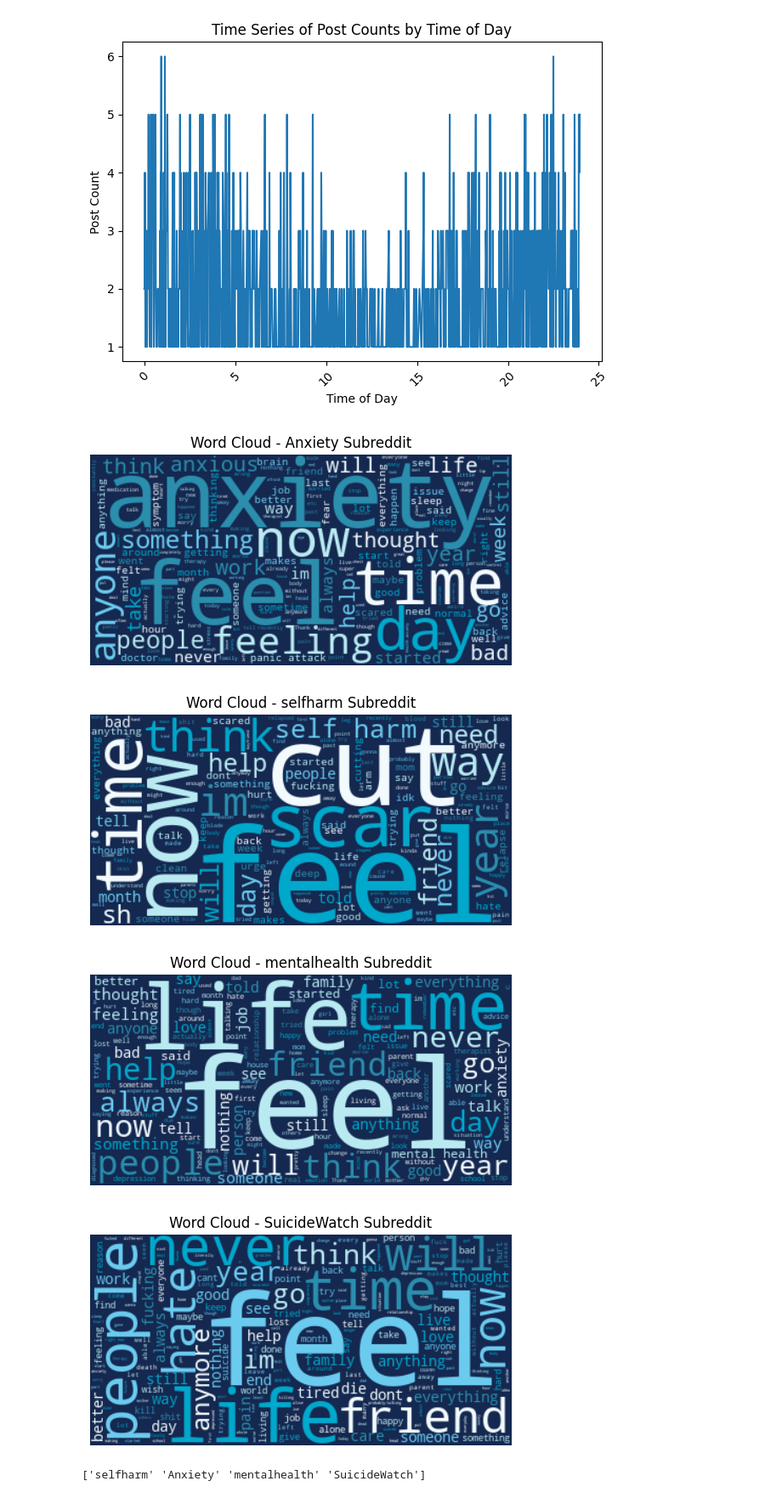
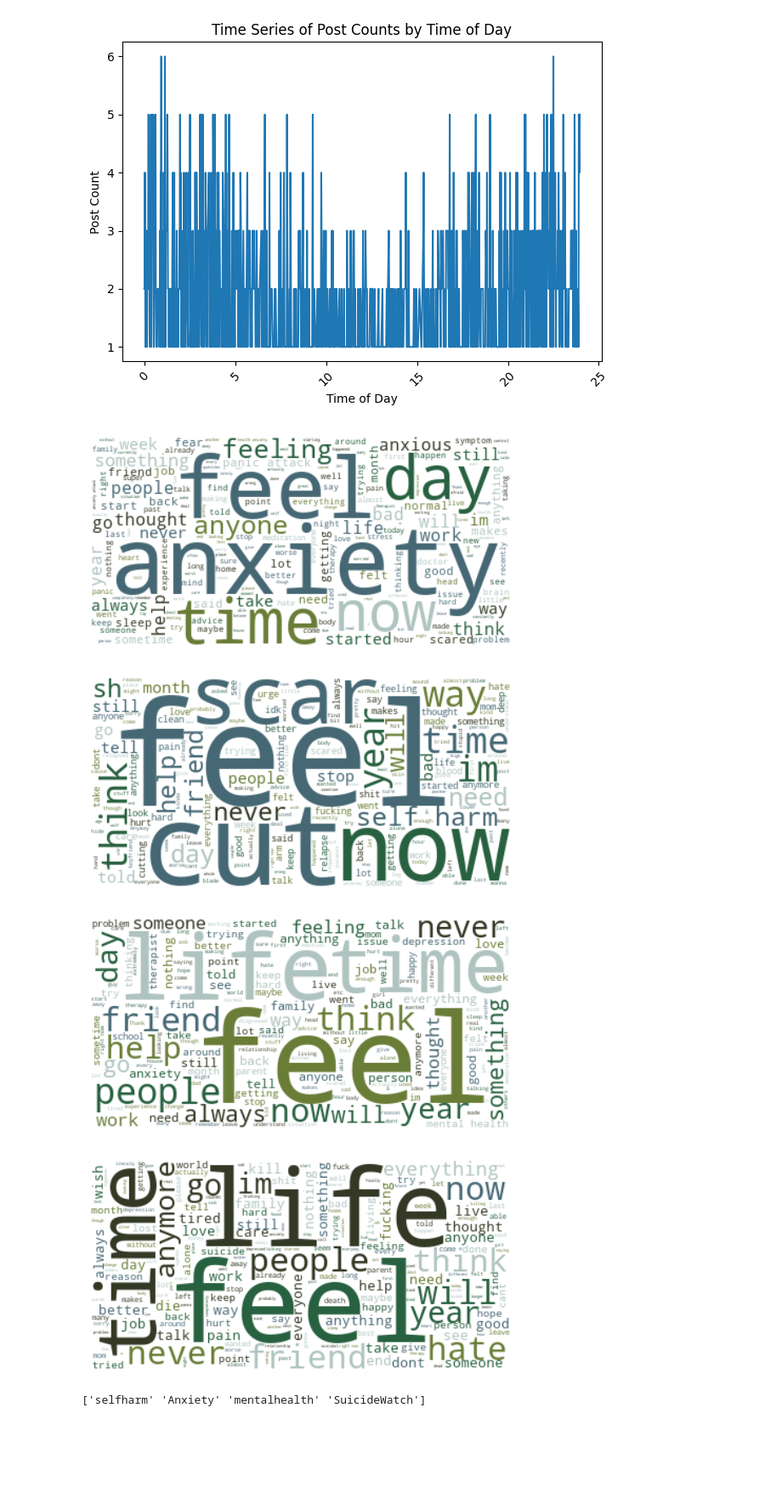
Before and after one commit to Brittanysacha/Social-Media-Suicide-Detection, a Jupyter notebook: data_preparation/eda.ipynb, the cells around one changed output. Shown at 85% size. Drawn from its saved outputs; the diff is of its cells as text; code cells hidden in the pictures; blank space fills up the shorter version.

```diff
--- a/data_preparation/eda.ipynb
+++ b/data_preparation/eda.ipynb
@@ -6,7 +6,7 @@ from wordcloud import WordCloud, STOPWORDS
 import matplotlib.pyplot as plt
 import numpy as np
 # %%
-annotated_post_df = pd.read_csv("annotated_train_df/annotated_post_df_5cat.csv")
+annotated_post_df = pd.read_csv("/Users/brittanyharding/LHL-Projects/SM-suicide_detection/annotated_train_df/annotated_post_df_5cat.csv")
 # %% [markdown]
 ### EDA - Check Data Contents
 # %%
@@ -118,10 +118,10 @@ plt.show()
 subreddits = ['Anxiety', 'selfharm', 'mentalhealth', 'SuicideWatch']
 
 # Define the background color for the word cloud
-background_color = '#142850'  # Dark blue background
+background_color = '#ffffff'  # Dark blue background
 
 # Define the color palette for the word cloud
-color_palette = ['#00a8cc', '#2b8ead', '#6bcbef', '#b9eaf2', '#f2fafd']  # Shades of blue
+color_palette = ['#286140', '#456874', '#6a7d37', '#333924', '#afc4c0']  # Shades of blue
 
 # Define the additional words to be excluded from the word cloud
 excluded_words = ['want', 'even', 'know', 'thing', 'things', 'got', 'one', 'really', 'make', 'much', 'going']
@@ -131,38 +131,38 @@ for subreddit in subreddits:
     # Filter the data by subreddit
     subreddit_data = annotated_post_df[annotated_post_df['subreddit'] == subreddit]
 
     # Check if there are posts available
     if len(subreddit_data) > 0:
         # Filter out empty or non-word posts
         subreddit_data = subreddit_data[subreddit_data['post'].str.strip().str.len() > 0]
 
         # Define the stopwords by combining the default set with the additional excluded words
         stopwords = set(STOPWORDS).union(excluded_words)
 
         # Preprocess the text by removing the stopwords
         text = ' '.join(subreddit_data['post'])
 
         # Generate word cloud from preprocessed text with custom color scheme
         wordcloud = WordCloud(
             background_color=background_color,
             stopwords=stopwords
         ).generate(text)
 
         # Apply the custom color palette to the word cloud
         wordcloud.recolor(color_func=lambda *args, **kwargs: color_palette[np.random.randint(0, len(color_palette))])
 
         # Set the text color to white for better visibility
         plt.imshow(wordcloud, interpolation='bilinear')
         plt.axis('off')
-        plt.title(f'Word Cloud - {subreddit} Subreddit', color='black')  # Set title color to white
+        # plt.title(f'Word Cloud - {subreddit} Subreddit', color='black')  # Set title color to white
         plt.show()
     else:
         print(f"No valid posts available for subreddit: {subreddit}")
 # %% [output]
-[figure, old version]
+[figure, new version]
-[figure, old version]
+[figure, new version]
-[figure, old version]
+[figure, new version]
-[figure, old version]
+[figure, new version]
 # %%
 subreddit_values = annotated_post_df['subreddit'].unique()
 print(subreddit_values)
```
Also changed, not shown: 7 other files.
